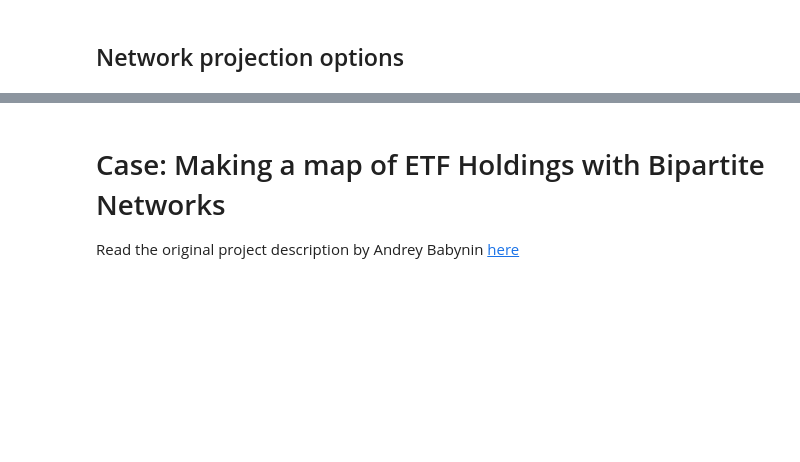
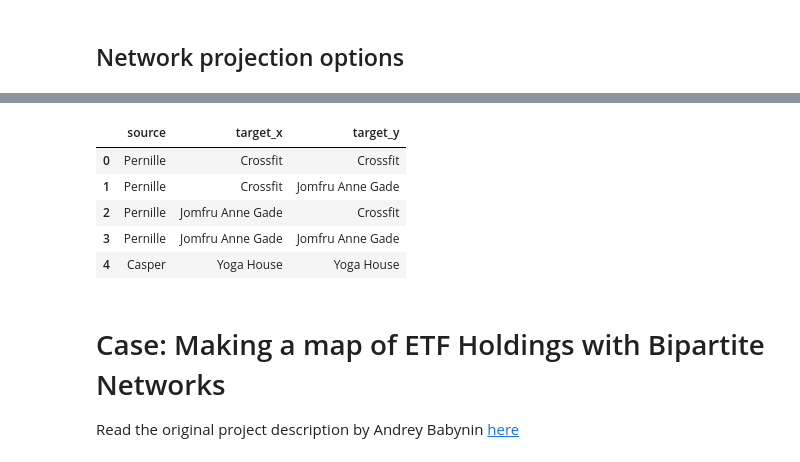
Before and after one commit to aaubs/ds-master, a Jupyter notebook: courses/ds4b-m2-1-nw/notebooks/s3-nw-2mode.ipynb, the cells around one changed output, grey strips where cells are left out. Drawn from its saved outputs; the diff is of its cells as text; code cells hidden in the pictures; blank space fills up the shorter version.

```diff
--- a/courses/ds4b-m2-1-nw/notebooks/s3-nw-2mode.ipynb
+++ b/courses/ds4b-m2-1-nw/notebooks/s3-nw-2mode.ipynb
@@ -352,3 +376,13 @@ nx.to_pandas_adjacency(B_people)
 # %%
 # Bonus: Wirh joins
 # We can create an edge dataframe utilising a "trick" where we merge the dataframe with itself
+edges_m1 = pd.merge(edges_df, edges_df, on='source')
+# %%
+edges_m1.head()
+# %% [output]
+|  | source | target_x | target_y |
+| 0 | Pernille | Crossfit | Crossfit |
+| 1 | Pernille | Crossfit | Jomfru Anne Gade |
+| 2 | Pernille | Jomfru Anne Gade | Crossfit |
+| 3 | Pernille | Jomfru Anne Gade | Jomfru Anne Gade |
+| 4 | Casper | Yoga House | Yoga House |
```
Also changed, not shown: parts of 24 cells of this notebook.
